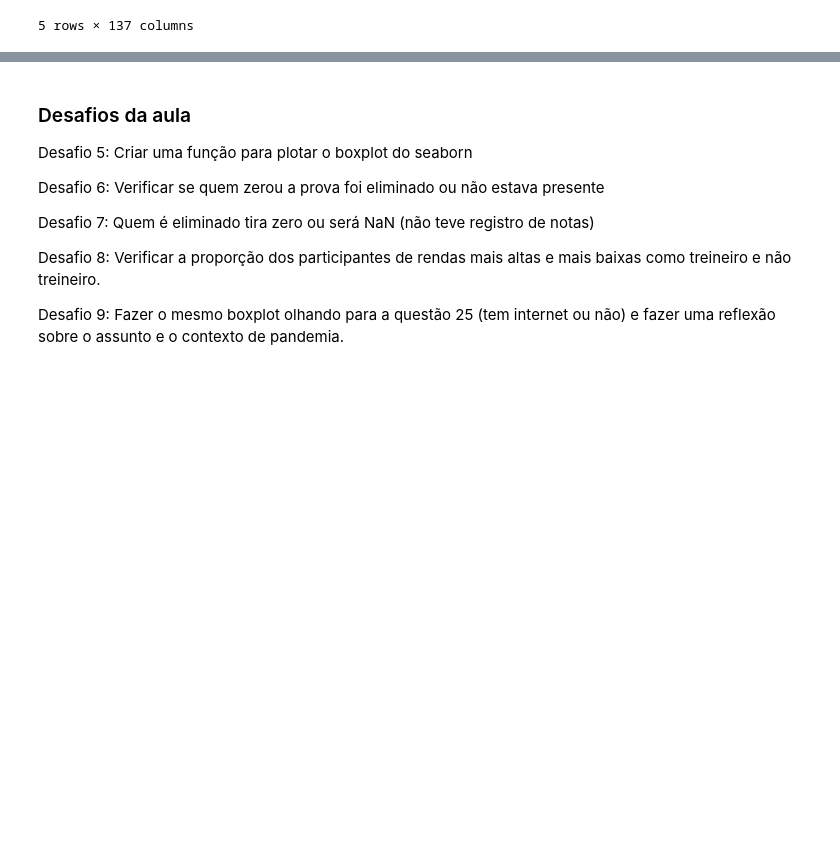
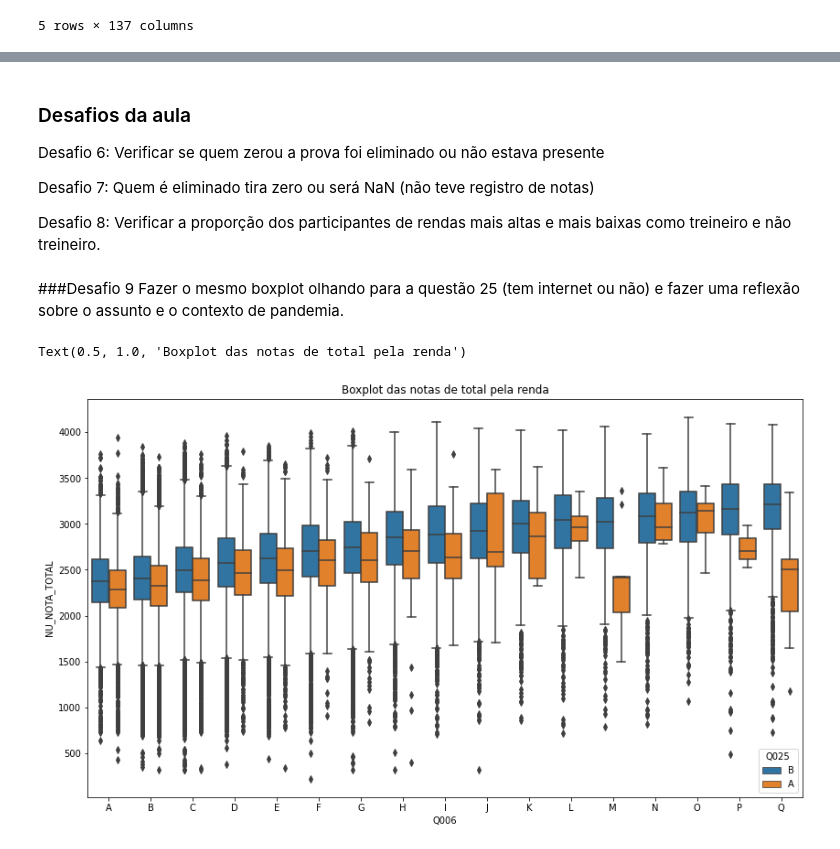
Before and after one commit to emys-alb/ImersaoDados, a Jupyter notebook: ImersaoDados.ipynb, the cells around one changed output, grey strips where cells are left out. Saved outputs shown, nothing was run; the diff lists cells and outputs as text; code cells hidden in the pictures; blank space fills up the shorter version.

```diff
--- a/ImersaoDados.ipynb
+++ b/ImersaoDados.ipynb
@@ -293,12 +365,19 @@ plotbox("NU_NOTA_TOTAL", "Boxplot das notas sem notas zero pela renda e se são
 # %% [markdown]
 ### Desafios da aula
-
-Desafio 5: Criar uma função para plotar o boxplot do seaborn
 
 Desafio 6: Verificar se quem zerou a prova foi eliminado ou não estava presente
 
 Desafio 7: Quem é eliminado tira zero ou será NaN (não teve registro de notas)
 
 Desafio 8: Verificar a proporção dos participantes de rendas mais altas e mais baixas como treineiro e não treineiro.
-
-Desafio 9: Fazer o mesmo boxplot olhando para a questão 25 (tem internet ou não) e fazer uma reflexão sobre o assunto e o contexto de pandemia.
+# %% [markdown]
+###Desafio 9
+Fazer o mesmo boxplot olhando para a questão 25 (tem internet ou não) e fazer uma reflexão sobre o assunto e o contexto de pandemia.
+# %%
+plt.figure(figsize=(14, 8))
+sns.boxplot(x="Q006", y = "NU_NOTA_TOTAL", data = dados_sem_notas_zero,
+            hue = "Q025", order = renda_ordenada)
+plt.title("Boxplot das notas de total pela renda")
+# %% [output]
+Text(0.5, 1.0, 'Boxplot das notas de total pela renda')
+[figure, added]
```
Also changed, not shown: parts of 67 cells of this notebook.
